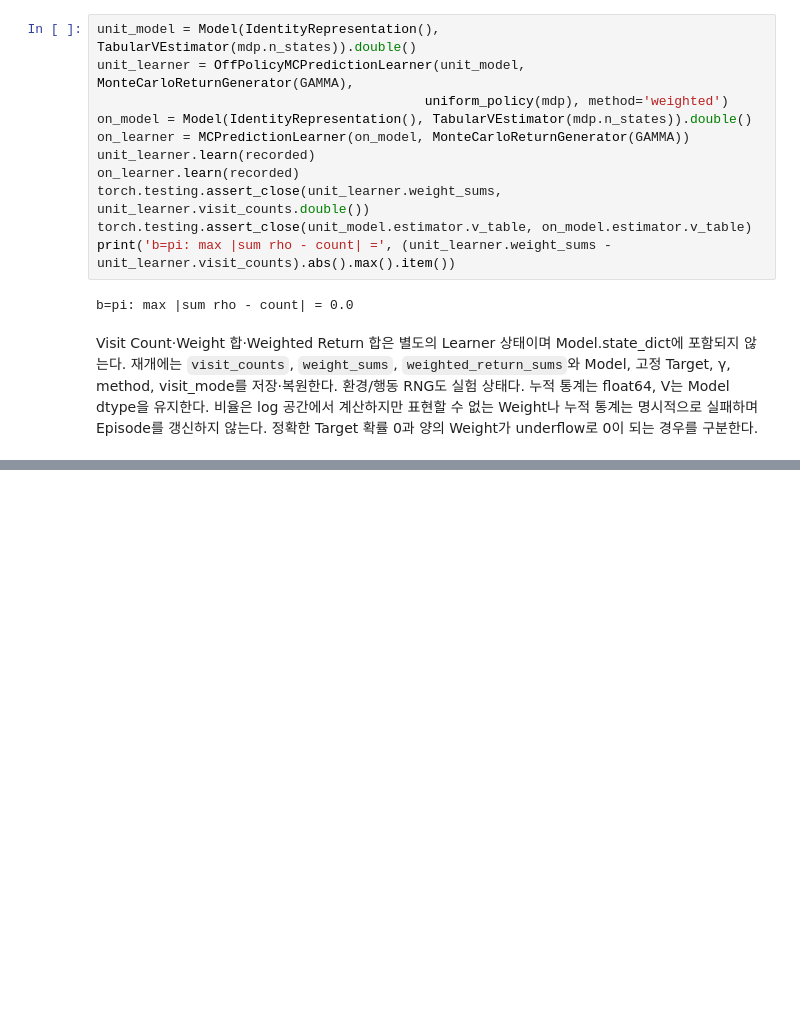
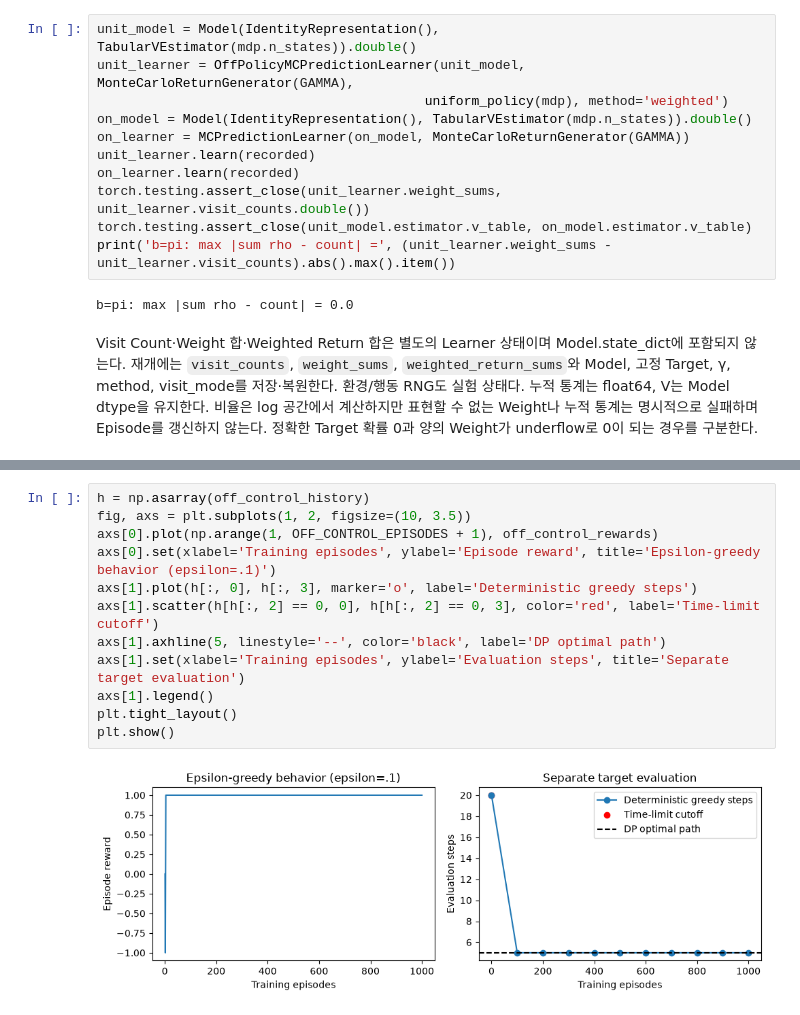
Before and after one commit to HeoJinuk/ModularRL, a Jupyter notebook: notebooks/dlfs4/05_mc_modularrl.ipynb, the cells around one changed output, grey strips where cells are left out. Drawn from its saved outputs; the diff is of its cells as text; blank space fills up the shorter version.

```diff
--- a/notebooks/dlfs4/05_mc_modularrl.ipynb
+++ b/notebooks/dlfs4/05_mc_modularrl.ipynb
@@ -442,0 +602,14 @@ Per-decision IS 계약을 정한 뒤 별도로 구현해야 한다. 위 통계
+# %%
+h = np.asarray(off_control_history)
+fig, axs = plt.subplots(1, 2, figsize=(10, 3.5))
+axs[0].plot(np.arange(1, OFF_CONTROL_EPISODES + 1), off_control_rewards)
+axs[0].set(xlabel='Training episodes', ylabel='Episode reward', title='Epsilon-greedy behavior (epsilon=.1)')
+axs[1].plot(h[:, 0], h[:, 3], marker='o', label='Deterministic greedy steps')
+axs[1].scatter(h[h[:, 2] == 0, 0], h[h[:, 2] == 0, 3], color='red', label='Time-limit cutoff')
+axs[1].axhline(5, linestyle='--', color='black', label='DP optimal path')
+axs[1].set(xlabel='Training episodes', ylabel='Evaluation steps', title='Separate target evaluation')
+axs[1].legend()
+plt.tight_layout()
+plt.show()
+# %% [output]
+[figure, added]
```
Also changed, not shown: parts of 11 cells of this notebook, 9 other files.
